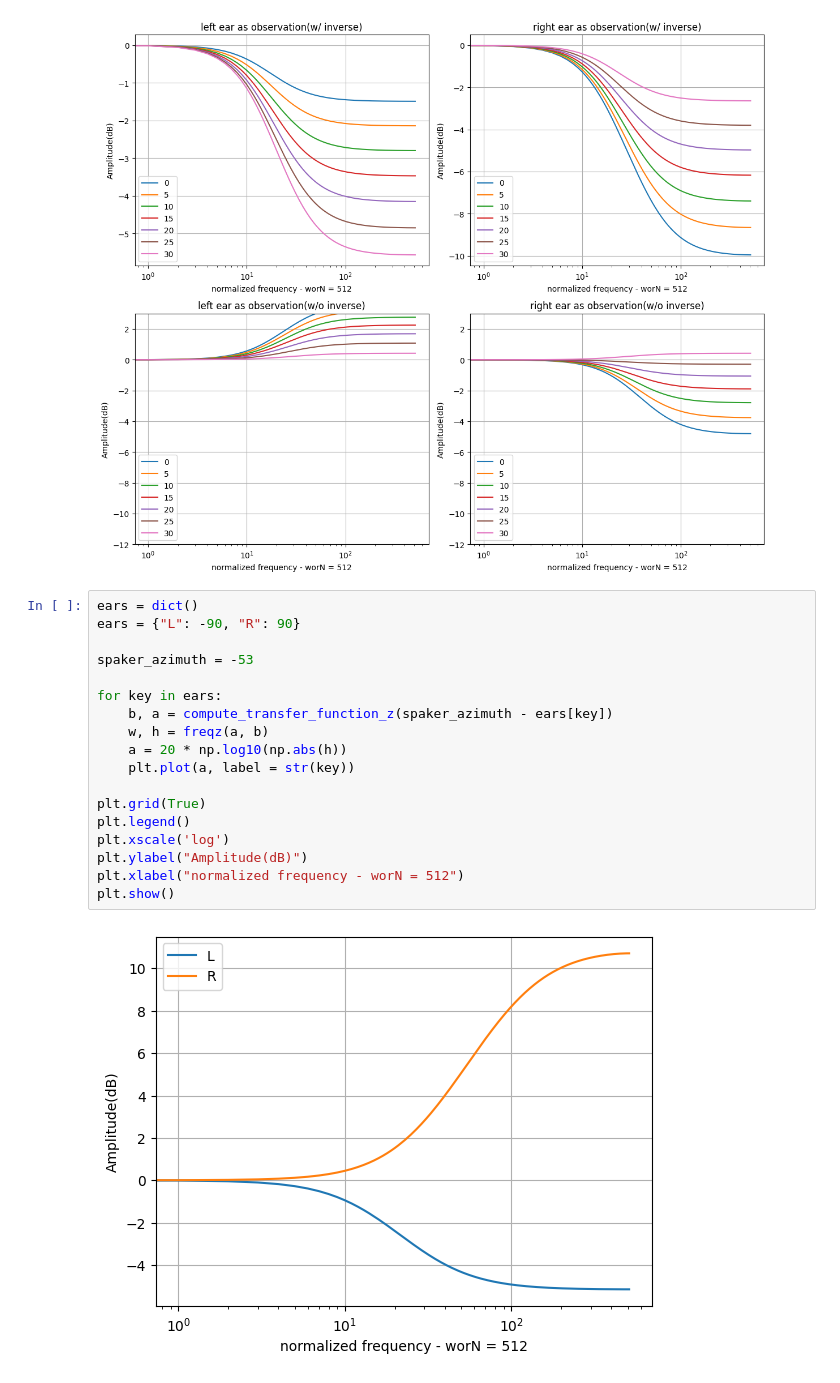
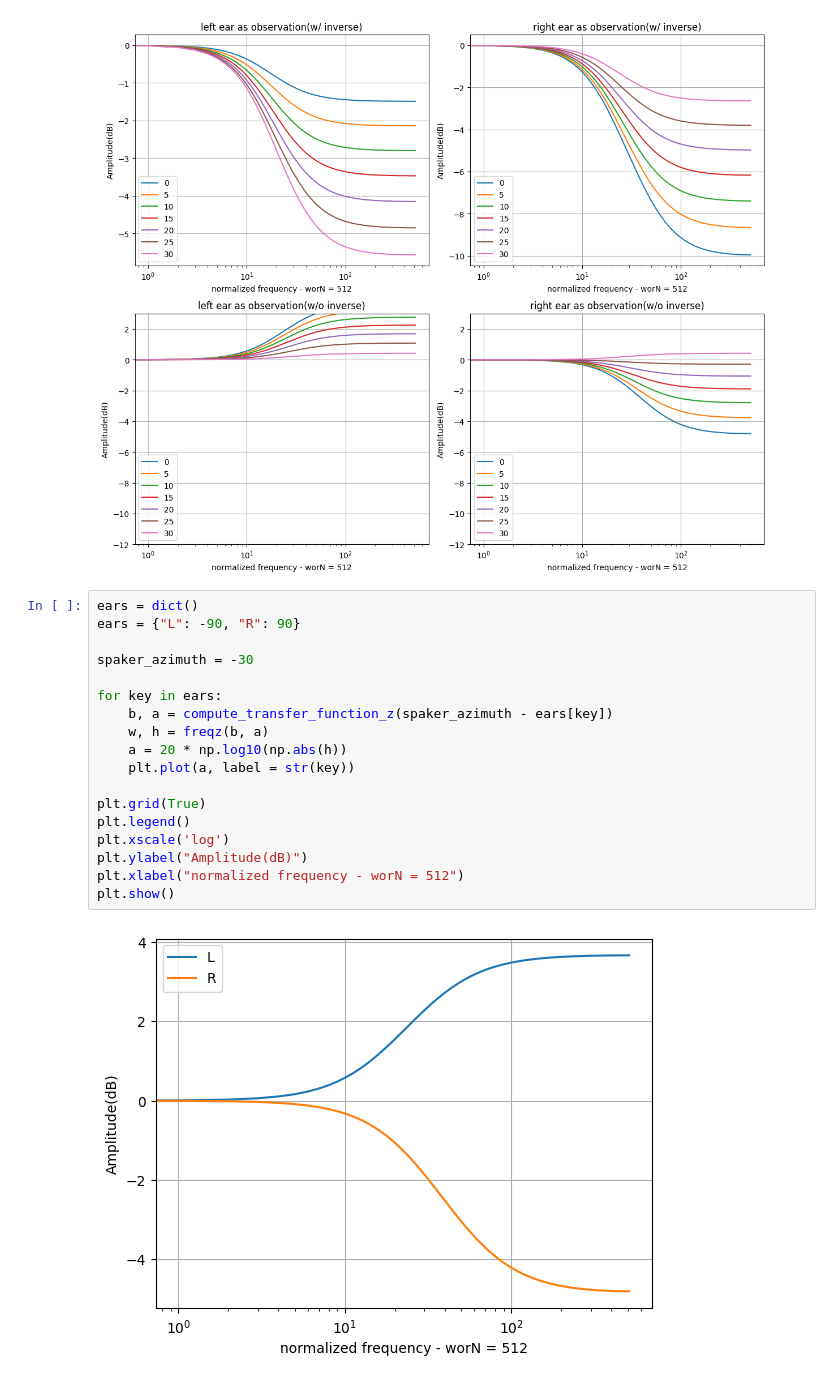
Before and after one commit to kweiwen/pitki, a Jupyter notebook: hrtf/Head-Shadow Filter Ratio.ipynb, the cells around one changed output. Saved outputs shown, nothing was run; the diff lists cells and outputs as text.

```diff
--- a/hrtf/Head-Shadow Filter Ratio.ipynb
+++ b/hrtf/Head-Shadow Filter Ratio.ipynb
@@ -254,20 +254,20 @@ plt.show()
 # %%
 ears = dict()
 ears = {"L": -90, "R": 90}
 
-spaker_azimuth = -53
+spaker_azimuth = -30
 
 for key in ears:
     b, a = compute_transfer_function_z(spaker_azimuth - ears[key])
-    w, h = freqz(a, b)
+    w, h = freqz(b, a)
     a = 20 * np.log10(np.abs(h))
     plt.plot(a, label = str(key))
 
 plt.grid(True)
 plt.legend()
 plt.xscale('log')
 plt.ylabel("Amplitude(dB)")
 plt.xlabel("normalized frequency - worN = 512")
 plt.show()
 # %% [output]
-[figure, old version]
+[figure, new version]
```
